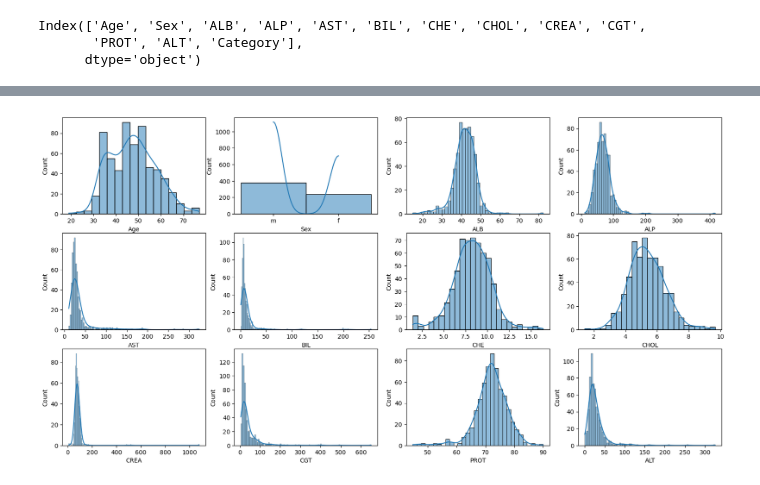
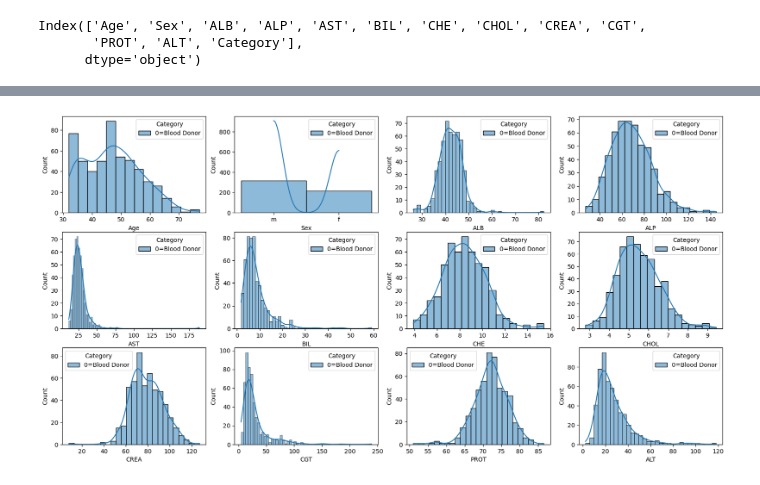
Before and after one commit to kwesen/AS-Project, a Jupyter notebook: main.ipynb, the cells around one changed output, grey strips where cells are left out. Drawn from its saved outputs; the diff is of its cells as text; code cells hidden in the pictures.

Commit message:
histograms by class

```diff
--- a/main.ipynb
+++ b/main.ipynb
@@ -25,8 +25,3 @@ full_data.columns
 Index(['Age', 'Sex', 'ALB', 'ALP', 'AST', 'BIL', 'CHE', 'CHOL', 'CREA', 'CGT',
        'PROT', 'ALT', 'Category'],
       dtype='object')
-# %%
-fig, axes = plt.subplots(nrows = 3, ncols = 4, figsize = (20, 10))
-axes = axes.flatten()
-for i, col in enumerate(full_data.columns[:-1]):
-    sns.histplot(data=full_data, x = col, kde = True, ax = axes[i], hue="Sex")
@@ -35,10 +28,10 @@ for i, col in enumerate(full_data.columns[:-1]):
-# %%
-fig, axes = plt.subplots(nrows = 3, ncols = 4, figsize = (20, 10))
-axes = axes.flatten()
-for i, col in enumerate(full_data.columns[:-1]):
-    sns.histplot(data=full_data, x = col, kde = True, ax = axes[i])
-# %% [output]
-[figure, removed]
 # %%
 # Cleaning up unwanted entries
 full_data = full_data[full_data["Category"].str.contains("0s=suspect Blood Donor")==False]
+# %%
+fig, axes = plt.subplots(nrows = 3, ncols = 4, figsize = (20, 10))
+axes = axes.flatten()
+for i, col in enumerate(full_data.columns[:-1]):
+    sns.histplot(data=full_data[full_data["Category"]=="0=Blood Donor"], x = col, kde = True, ax = axes[i], hue="Category")
+# %% [output]
+[figure, added]
```
Also changed, not shown: parts of 4 cells of this notebook.
